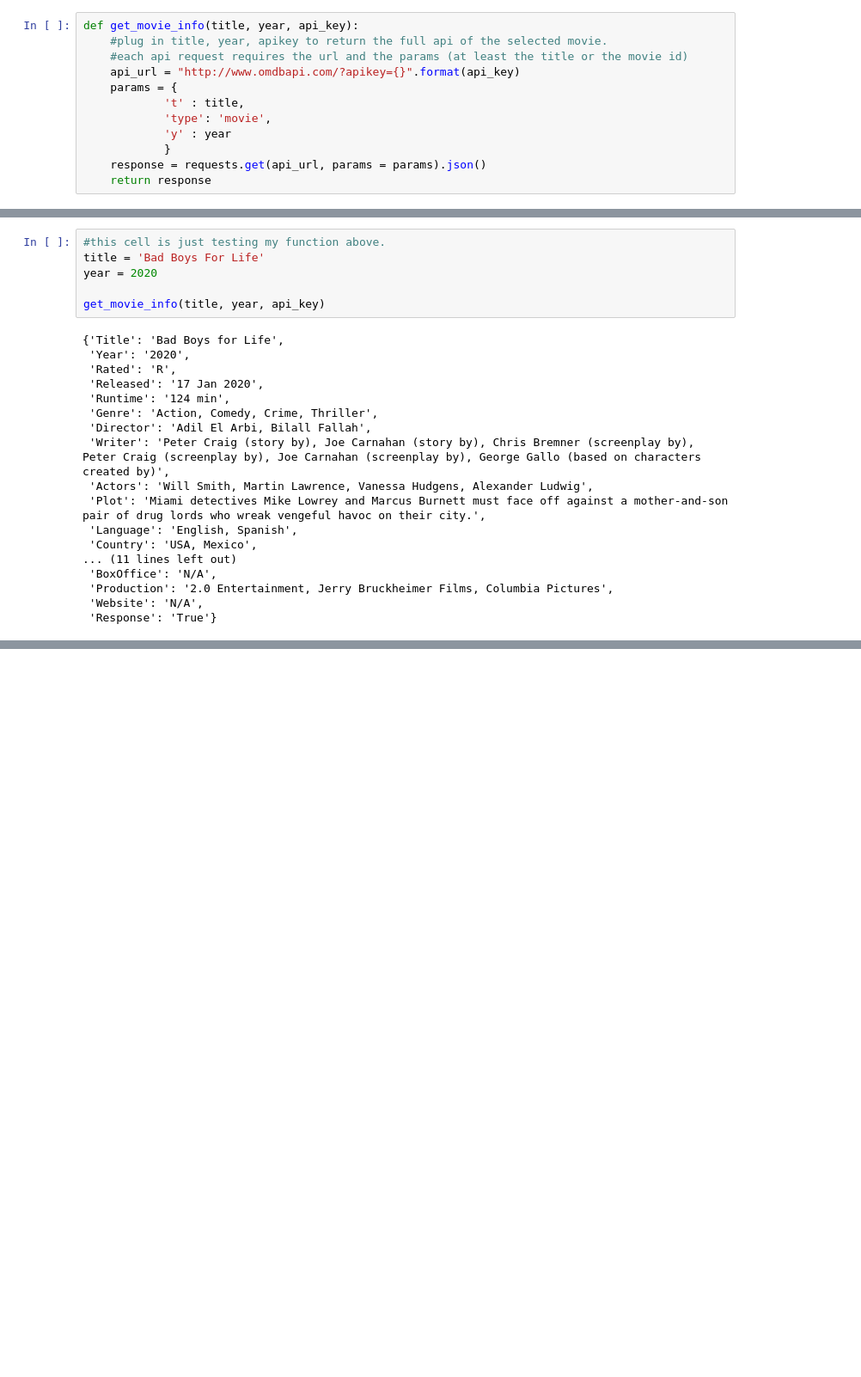
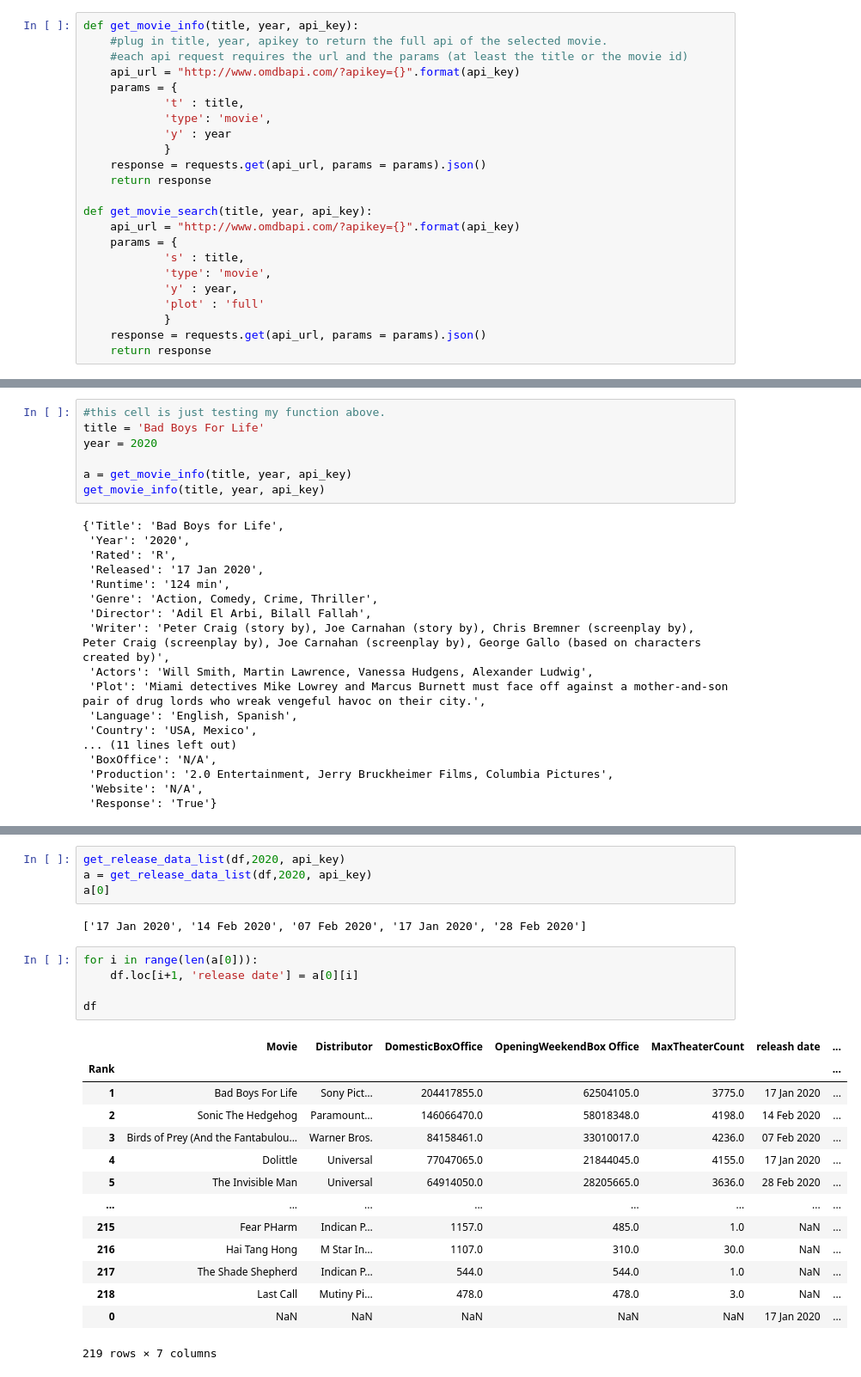
Before and after one commit to Deric-Williamson/Movie-Analysis_Microsoft, a Jupyter notebook: Deric-wip.ipynb, the cells around one changed output, grey strips where cells are left out. Shown at 86% size. Drawn from its saved outputs; the diff is of its cells as text; blank space fills up the shorter version.

```diff
--- a/Deric-wip.ipynb
+++ b/Deric-wip.ipynb
@@ -157,3 +162,14 @@ def get_movie_info(title, year, api_key):
             }
     response = requests.get(api_url, params = params).json()
     return response
+
+def get_movie_search(title, year, api_key):
+    api_url = "http://www.omdbapi.com/?apikey={}".format(api_key)
+    params = {
+            's' : title,
+            'type': 'movie',
+            'y' : year,
+            'plot' : 'full'
+            }
+    response = requests.get(api_url, params = params).json()
+    return response
@@ -162,6 +227,7 @@ def get_movie_info(title, year, api_key):
 title = 'Bad Boys For Life'
 year = 2020
 
+a = get_movie_info(title, year, api_key)
 get_movie_info(title, year, api_key)
 # %% [output]
 {'Title': 'Bad Boys for Life',
@@ -191,0 +319,26 @@ I already cleaned up most of my code.... so please feel free to interject print
+# %%
+get_release_data_list(df,2020, api_key)
+a = get_release_data_list(df,2020, api_key)
+a[0]
+# %% [output]
+['17 Jan 2020', '14 Feb 2020', '07 Feb 2020', '17 Jan 2020', '28 Feb 2020']
+# %%
+for i in range(len(a[0])):
+    df.loc[i+1, 'release date'] = a[0][i]
+
+df
+# %% [output]
+|  | Movie | Distributor | DomesticBoxOffice | OpeningWeekendBox Office | MaxTheaterCount | releash date | ... |
+| Rank |  |  |  |  |  |  | ... |
+| 1 | Bad Boys For Life | Sony Pict… | 204417855.0 | 62504105.0 | 3775.0 | 17 Jan 2020 | ... |
+| 2 | Sonic The Hedgehog | Paramount… | 146066470.0 | 58018348.0 | 4198.0 | 14 Feb 2020 | ... |
+| 3 | Birds of Prey (And the Fantabulou... | Warner Bros. | 84158461.0 | 33010017.0 | 4236.0 | 07 Feb 2020 | ... |
+| 4 | Dolittle | Universal | 77047065.0 | 21844045.0 | 4155.0 | 17 Jan 2020 | ... |
+| 5 | The Invisible Man | Universal | 64914050.0 | 28205665.0 | 3636.0 | 28 Feb 2020 | ... |
+| ... | ... | ... | ... | ... | ... | ... | ... |
+| 215 | Fear PHarm | Indican P… | 1157.0 | 485.0 | 1.0 | NaN | ... |
+| 216 | Hai Tang Hong | M Star In… | 1107.0 | 310.0 | 30.0 | NaN | ... |
+| 217 | The Shade Shepherd | Indican P… | 544.0 | 544.0 | 1.0 | NaN | ... |
+| 218 | Last Call | Mutiny Pi… | 478.0 | 478.0 | 3.0 | NaN | ... |
+| 0 | NaN | NaN | NaN | NaN | NaN | 17 Jan 2020 | ... |
+219 rows × 7 columns
```
Also changed, not shown: parts of 18 cells of this notebook.
